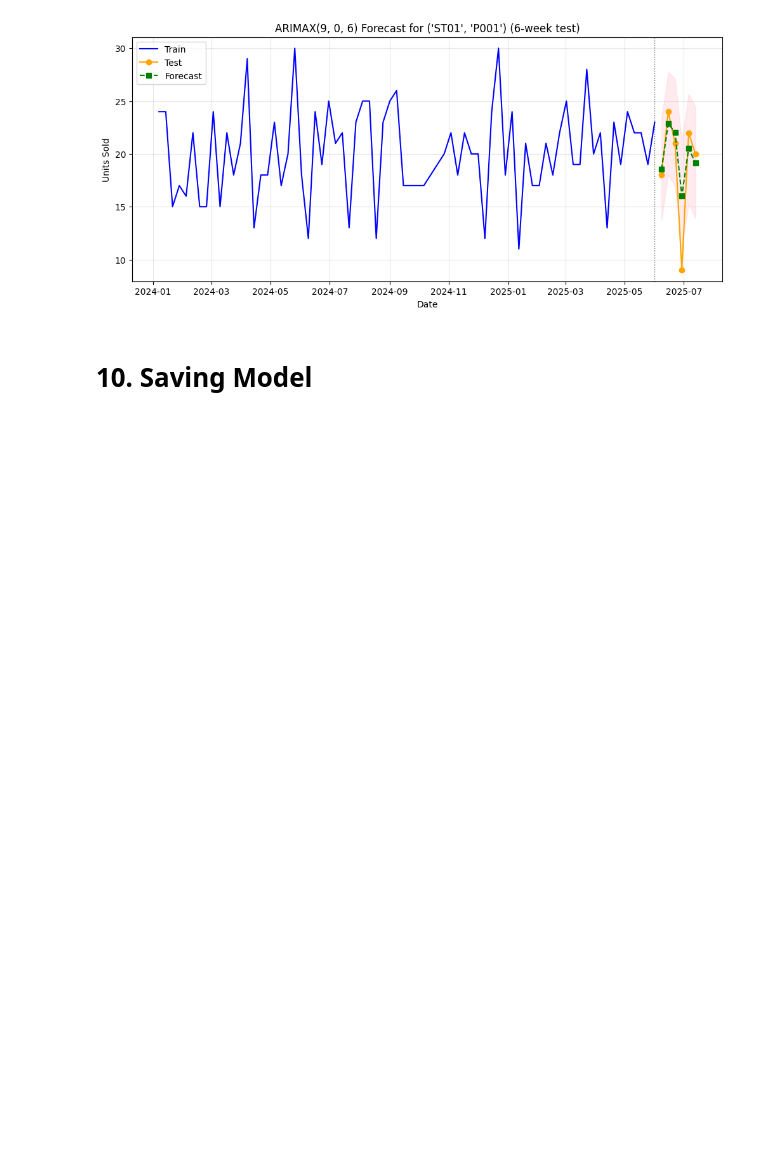
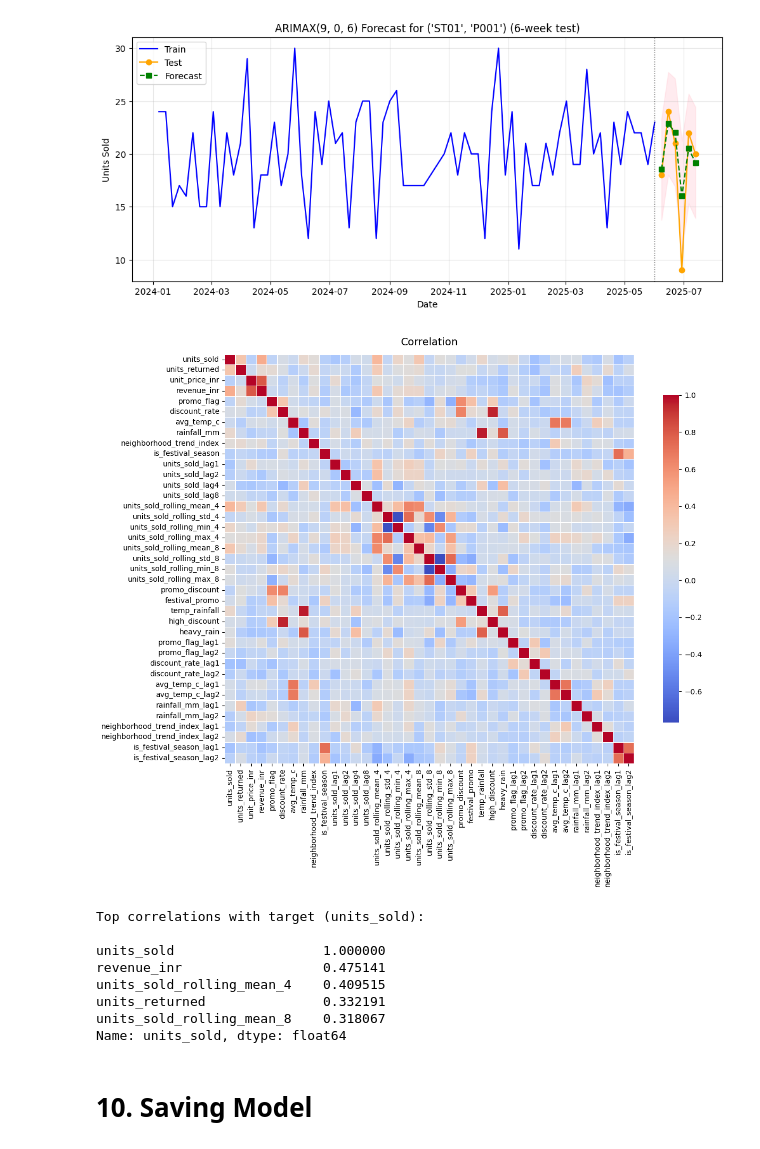
Before and after one commit to sanjaydinesh19/lstm-footwear-analysis, a Jupyter notebook: ARIMAX_Pipeline.ipynb, the cells around one changed output. Cells and saved outputs as stored; diff of their text form; code cells hidden in the pictures; blank space fills up the shorter version.

Commit message:
Added Heatmap

```diff
--- a/ARIMAX_Pipeline.ipynb
+++ b/ARIMAX_Pipeline.ipynb
@@ -387,6 +387,34 @@ plt.title(f"ARIMAX{ORDER} Forecast for {top_group} ({TEST_WEEKS}-week test)")
 plt.xlabel("Date"); plt.ylabel("Units Sold"); plt.grid(alpha=0.3); plt.show()
 # %% [output]
 [figure]
+# %%
+import seaborn as sns
+corr = gdf.corr(numeric_only=True)
+plt.figure(figsize=(14, 10))
+sns.heatmap(
+    corr,
+    cmap='coolwarm',
+    annot=False,
+    fmt=".2f",
+    linewidths=0.5,
+    cbar_kws={'shrink': 0.8},
+    square=True
+)
+plt.title("Correlation", fontsize=14, pad=12)
+plt.show()
+if TARGET in corr.columns:
+    print("\nTop correlations with target (units_sold):\n")
+    print(corr[TARGET].sort_values(ascending=False).head(5))
+# %% [output]
+[figure, added]
+Top correlations with target (units_sold):
+
+units_sold                   1.000000
+revenue_inr                  0.475141
+units_sold_rolling_mean_4    0.409515
+units_returned               0.332191
+units_sold_rolling_mean_8    0.318067
+Name: units_sold, dtype: float64
 # %% [markdown]
 # 10. Saving Model
 # %%
```
